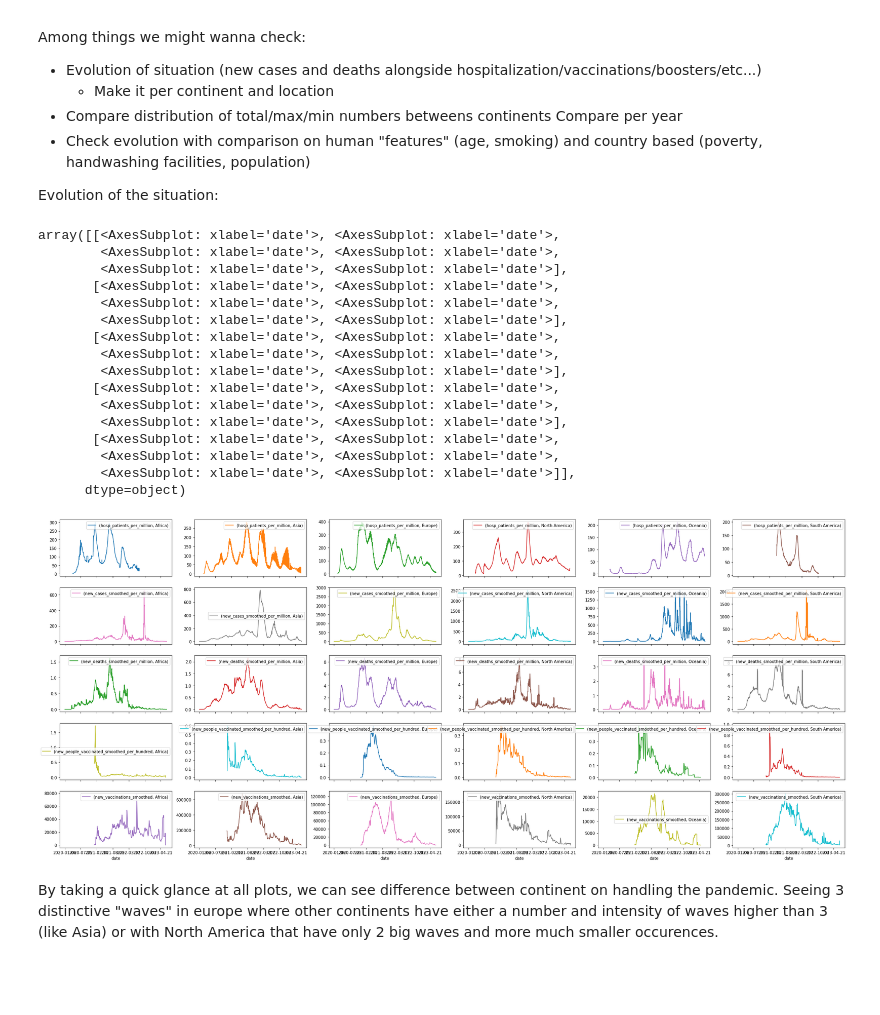
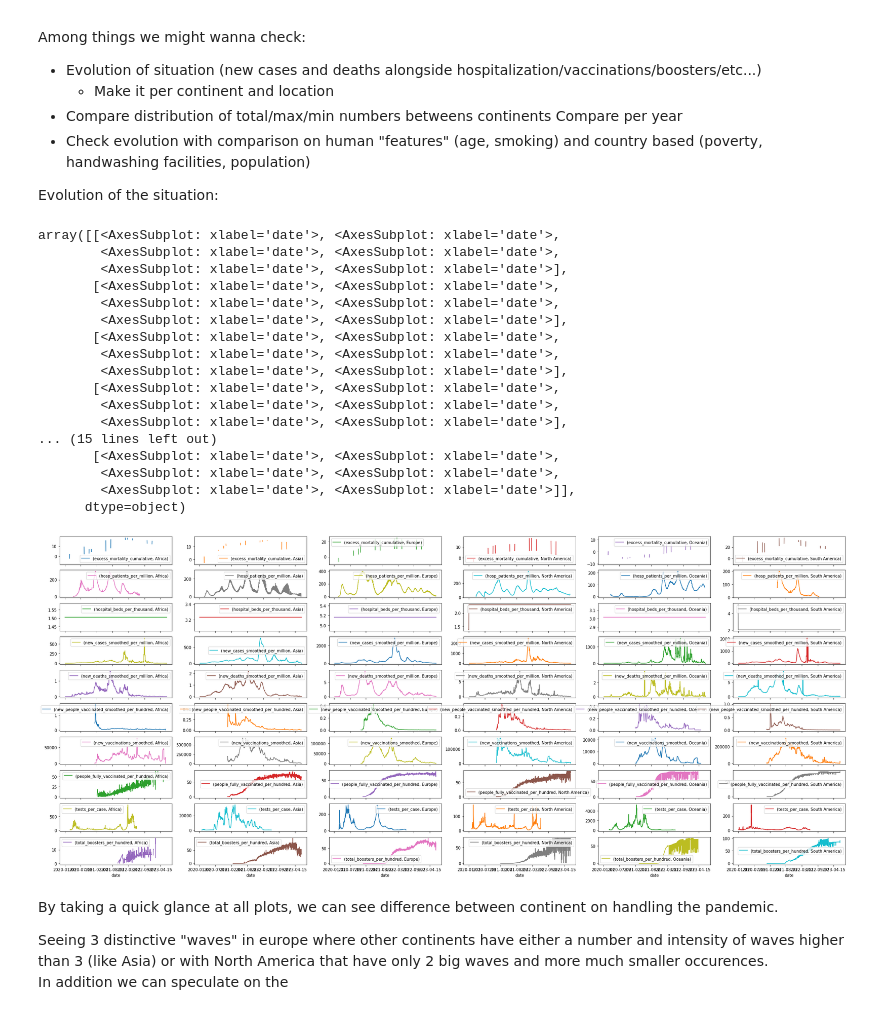
Before and after one commit to antoninchafiol/CoviEDA, a Jupyter notebook: notebook.ipynb, the cells around one changed output. Cells and saved outputs as stored; diff of their text form; code cells hidden in the pictures; blank space fills up the shorter version.

Commit message:
Added start of important plots & Analysis

```diff
--- a/notebook.ipynb
+++ b/notebook.ipynb
@@ -178,24 +169,42 @@ Evolution of the situation:
+# %%
+# Relevant values to check for  checking evolution of the situation with enough data
+values= [
+    'new_cases_smoothed_per_million',
+    'new_deaths_smoothed_per_million',
+    'new_vaccinations_smoothed',
+    'hosp_patients_per_million',
+    'new_people_vaccinated_smoothed_per_hundred',
+    'excess_mortality_cumulative',
+    'people_fully_vaccinated_per_hundred',
+    'tests_per_case',
+    'total_boosters_per_hundred'
+]
 # %%
-temp = df_wona.pivot_table(index='date', columns='continent', values=['new_cases_smoothed_per_million', 'new_deaths_smoothed_per_million', 'new_vaccinations_smoothed', 'hosp_patients_per_million', 'new_people_vaccinated_smoothed_per_hundred'])
-temp.plot(subplots=True, layout=(5,6), figsize=(35, 15))
+# Checking the direct evolution o macro state
+temp = df_wona.pivot_table(index='date', columns='continent', values=values)
+temp.plot(subplots=True, layout=(len(values),6), figsize=(35, 15))
 # temp
 # %% [output]
 array([[<AxesSubplot: xlabel='date'>, <AxesSubplot: xlabel='date'>,
         <AxesSubplot: xlabel='date'>, <AxesSubplot: xlabel='date'>,
         <AxesSubplot: xlabel='date'>, <AxesSubplot: xlabel='date'>],
        [<AxesSubplot: xlabel='date'>, <AxesSubplot: xlabel='date'>,
         <AxesSubplot: xlabel='date'>, <AxesSubplot: xlabel='date'>,
         <AxesSubplot: xlabel='date'>, <AxesSubplot: xlabel='date'>],
        [<AxesSubplot: xlabel='date'>, <AxesSubplot: xlabel='date'>,
         <AxesSubplot: xlabel='date'>, <AxesSubplot: xlabel='date'>,
         <AxesSubplot: xlabel='date'>, <AxesSubplot: xlabel='date'>],
        [<AxesSubplot: xlabel='date'>, <AxesSubplot: xlabel='date'>,
         <AxesSubplot: xlabel='date'>, <AxesSubplot: xlabel='date'>,
         <AxesSubplot: xlabel='date'>, <AxesSubplot: xlabel='date'>],
+... (15 lines left out)
        [<AxesSubplot: xlabel='date'>, <AxesSubplot: xlabel='date'>,
         <AxesSubplot: xlabel='date'>, <AxesSubplot: xlabel='date'>,
         <AxesSubplot: xlabel='date'>, <AxesSubplot: xlabel='date'>]],
       dtype=object)
-[figure, old version]
+[figure, new version]
 # %% [markdown]
-By taking a quick glance at all plots, we can see difference between continent on handling the pandemic. Seeing 3 distinctive "waves" in europe where other continents have either a number and intensity of waves higher than 3 (like Asia) or with North America that have only 2 big waves and more much smaller occurences.
+By taking a quick glance at all plots, we can see difference between continent on handling the pandemic.
+
+Seeing 3 distinctive "waves" in europe where other continents have either a number and intensity of waves higher than 3 (like Asia) or with North America that have only 2 big waves and more much smaller occurences.
+In addition we can speculate on the
```
Also changed, not shown: parts of 11 cells of this notebook.
